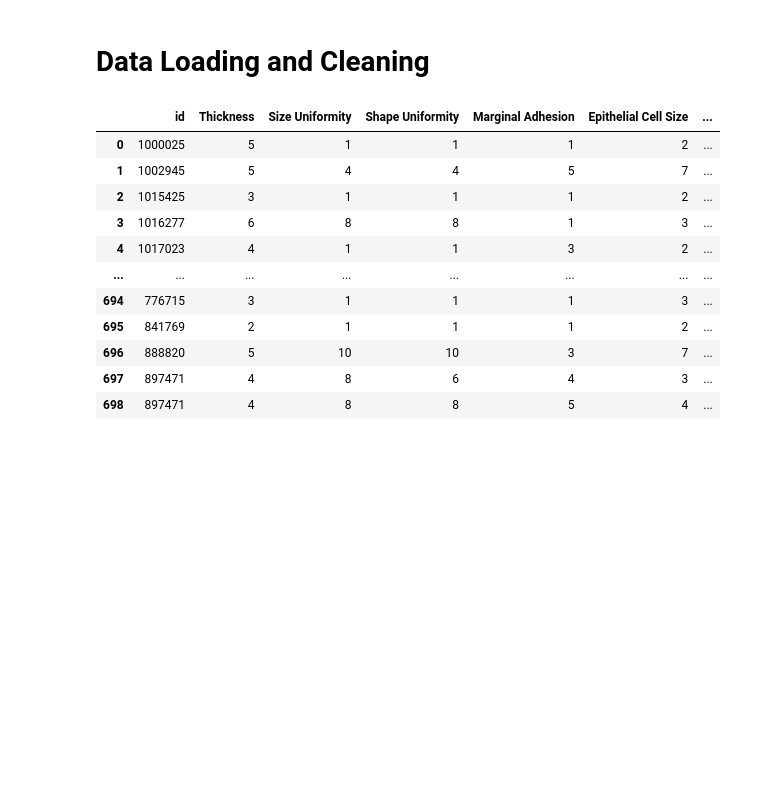
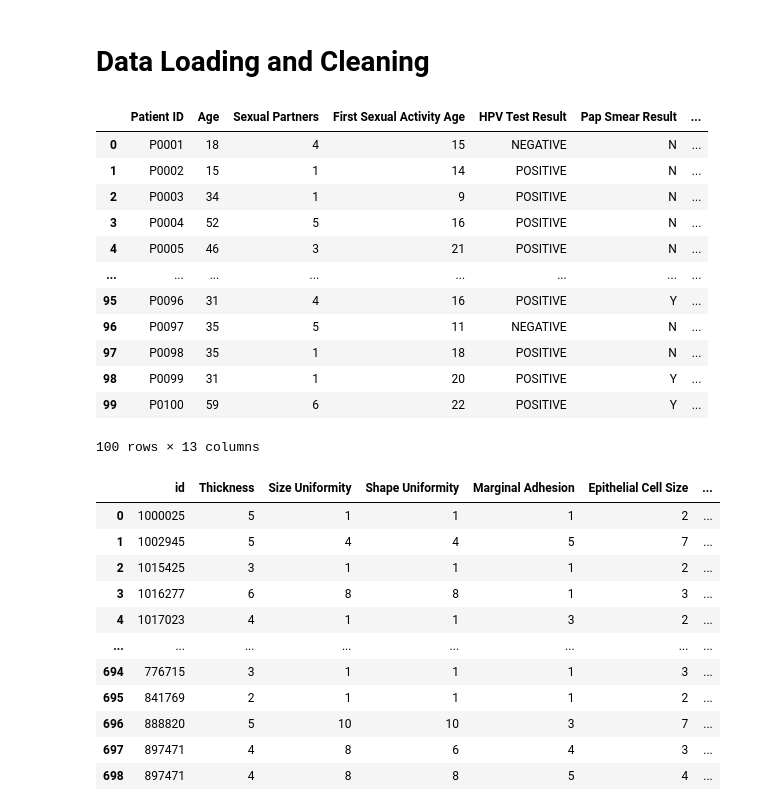
Before and after one commit to Anne-Okingo/Code_Ssipers_Afya_Kuu, a Jupyter notebook: Predicting_breast_cancer_with_decision_trees (2).ipynb, the cells around one changed output. Saved outputs shown, nothing was run; the diff lists cells and outputs as text; code cells hidden in the pictures; blank space fills up the shorter version.

Commit message:
feat: implement data loading

```diff
--- a/Predicting_breast_cancer_with_decision_trees (2).ipynb
+++ b/Predicting_breast_cancer_with_decision_trees (2).ipynb
@@ -25,3 +21,31 @@ data = pd.read_csv('/content/breast-cancer-wisconsin.data', header = None)
+# %%
+import pandas as pd
+
+# 2. Load Excel and Save as CSV
+excel_path = 'Cervical Cancer Datasets_.xlsx'
+csv_path = 'cervical_cancer.csv'
+
+df = pd.read_excel(excel_path)
+df.to_csv(csv_path, index=False)
+
+# 3. Load CSV (use header=None only if the dataset has no headers)
+data = pd.read_csv(csv_path)  # Remove `header=None` if headers are present
+
+data
+# %% [output]
+|  | Patient ID | Age | Sexual Partners | First Sexual Activity Age | HPV Test Result | Pap Smear Result | ... |
+| 0 | P0001 | 18 | 4 | 15 | NEGATIVE | N | ... |
+| 1 | P0002 | 15 | 1 | 14 | POSITIVE | N | ... |
+| 2 | P0003 | 34 | 1 | 9 | POSITIVE | N | ... |
+| 3 | P0004 | 52 | 5 | 16 | POSITIVE | N | ... |
+| 4 | P0005 | 46 | 3 | 21 | POSITIVE | N | ... |
+| ... | ... | ... | ... | ... | ... | ... | ... |
+| 95 | P0096 | 31 | 4 | 16 | POSITIVE | Y | ... |
+| 96 | P0097 | 35 | 5 | 11 | NEGATIVE | N | ... |
+| 97 | P0098 | 35 | 1 | 18 | POSITIVE | N | ... |
+| 98 | P0099 | 31 | 1 | 20 | POSITIVE | Y | ... |
+| 99 | P0100 | 59 | 6 | 22 | POSITIVE | Y | ... |
+100 rows × 13 columns
 # %%
 #rename
 data = data.rename(columns = {0:'id', 1:'Thickness', 2: 'Size Uniformity', 3: 'Shape Uniformity', 4:'Marginal Adhesion',
```
Also changed, not shown: parts of 2 cells of this notebook.
